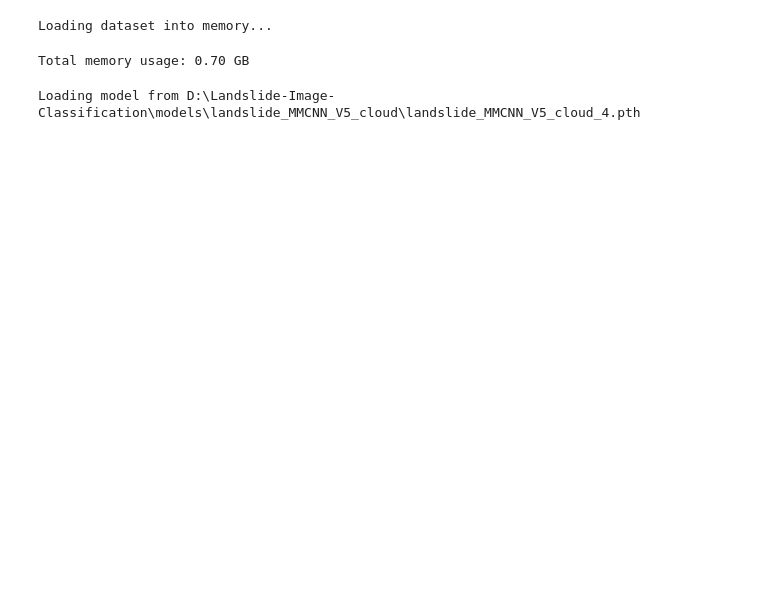
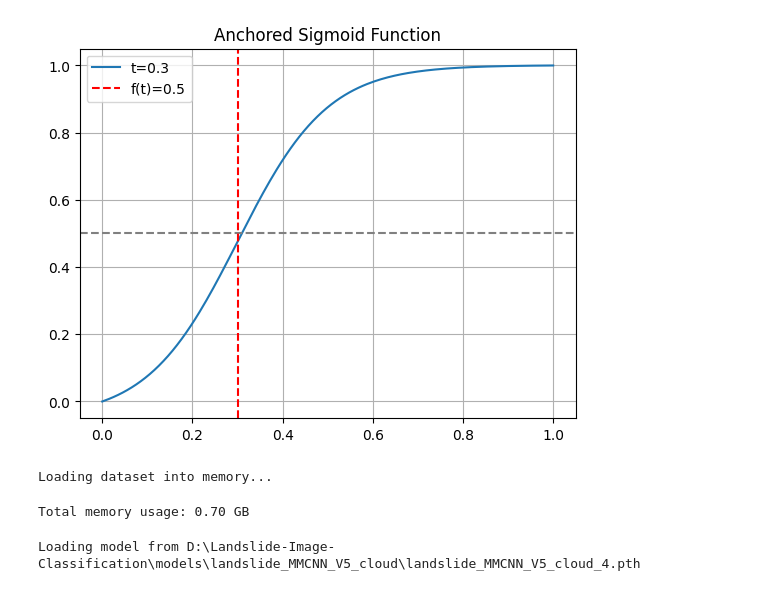
Before and after one commit to PhilipJanz/Landslide-Image-Classification, a Jupyter notebook: notebooks/XAI.ipynb, the cells around one changed output. Drawn from its saved outputs; the diff is of its cells as text; code cells hidden in the pictures; blank space fills up the shorter version.

```diff
--- a/notebooks/XAI.ipynb
+++ b/notebooks/XAI.ipynb
@@ -1,3 +1,36 @@
+# %%
+def anchored_sigmoid(x, t=0.3):
+    """
+    A smooth function f: [0, 1] -> [0, 1] such that
+    f(0) = 0, f(1) = 1, f(t) = 0.5
+    """
+
+    # Find parameter k such that sigmoid(k*(x - t)) maps t to 0.5 and [0,1] to [0,1]
+    # This transformation ensures f(0)=0 and f(1)=1
+    k = 10 #np.log(10) / (0.5 - t) if t != 0.5 else 10  # Adjustable if t=0.5
+
+    # Sigmoid centered at t
+    s = lambda x: 1 / (1 + np.exp(-k * (x - t)))
+
+    # Normalize so s(0)=0 and s(1)=1
+    s0 = s(0)
+
+    s1 = s(1)
+    return (s(x) - s0) / (s1 - s0)
+
+x = np.linspace(0, 1, 200)
+t = 0.3
+y = anchored_sigmoid(x, t)
+
+plt.plot(x, y, label=f"t={t}")
+plt.axhline(0.5, color='gray', ls='--')
+plt.axvline(t, color='red', ls='--', label='f(t)=0.5')
+plt.legend()
+plt.title("Anchored Sigmoid Function")
+plt.grid(True)
+plt.show()
+# %% [output]
+[figure, added]
 # %%
 import sys
 from pathlib import Path
```
Also changed, not shown: parts of 3 cells of this notebook, 12 other files.
